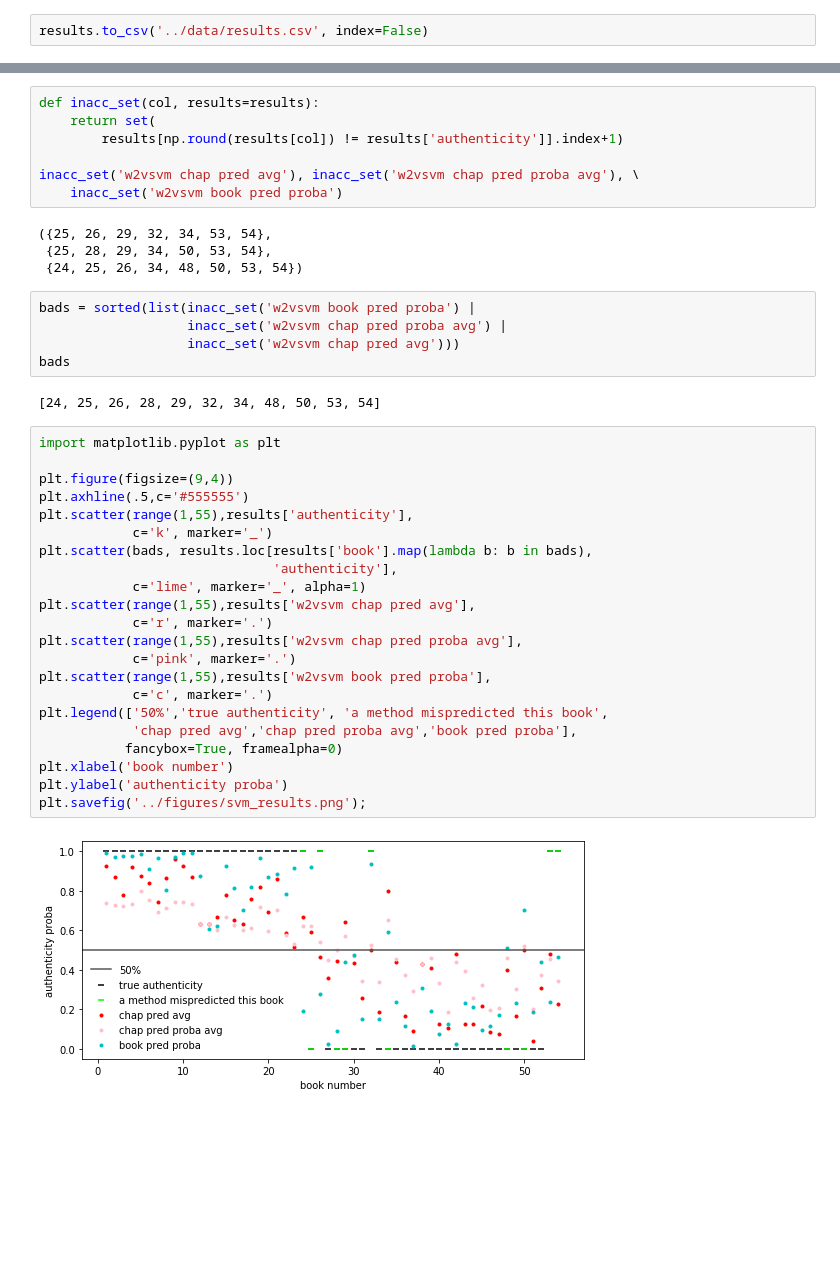
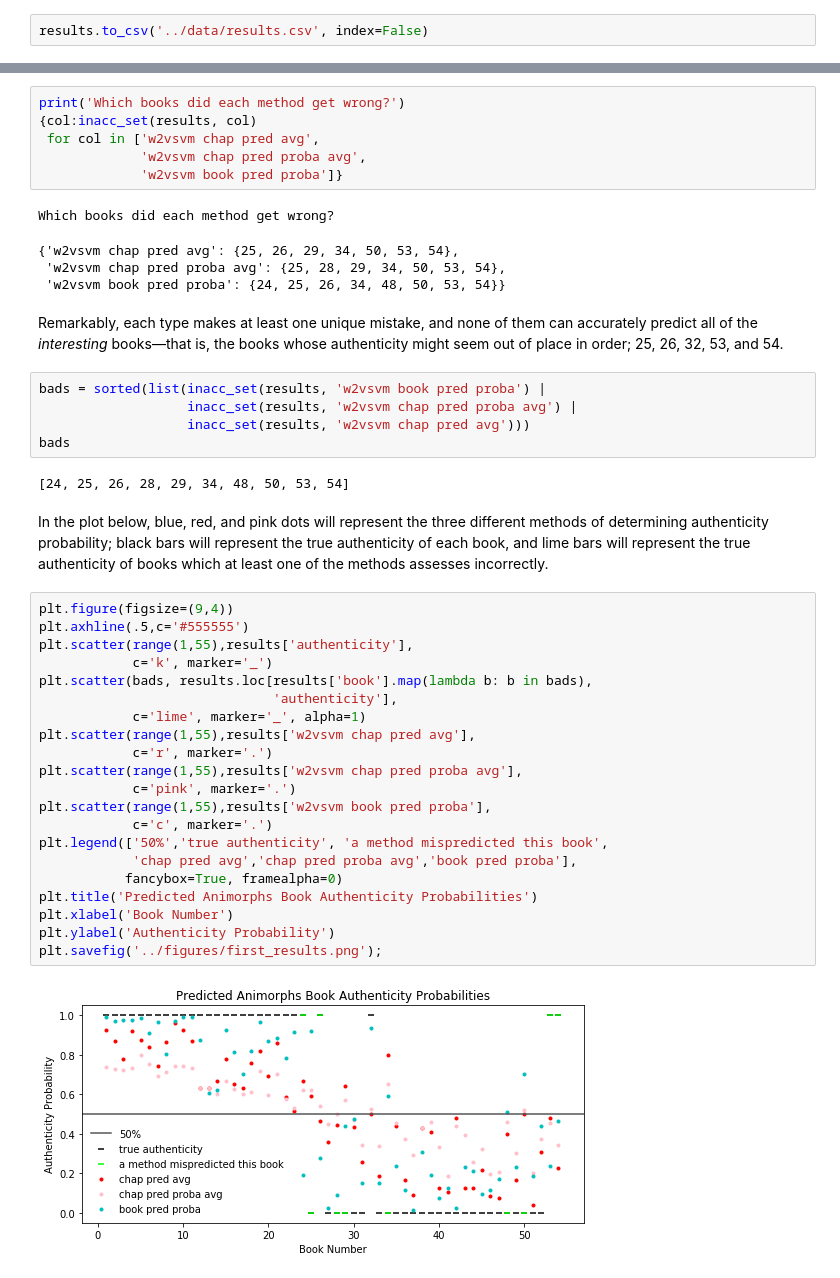
Before and after one commit to EthanHenley/animorphs-authenticity, a Jupyter notebook: code/03_svm_on_w2v.ipynb, the cells around one changed output, grey strips where cells are left out. Saved outputs shown, nothing was run; the diff lists cells and outputs as text; blank space fills up the shorter version.

```diff
--- a/code/03_svm_on_w2v.ipynb
+++ b/code/03_svm_on_w2v.ipynb
@@ -145,42 +179,45 @@ col_acc('w2vsvm chap pred avg'), col_acc('w2vsvm chap pred proba avg'), \
 # %%
-def inacc_set(col, results=results):
-    return set(
-        results[np.round(results[col]) != results['authenticity']].index+1)
-
-inacc_set('w2vsvm chap pred avg'), inacc_set('w2vsvm chap pred proba avg'), \
-    inacc_set('w2vsvm book pred proba')
+print('Which books did each method get wrong?')
+{col:inacc_set(results, col)
+ for col in ['w2vsvm chap pred avg',
+             'w2vsvm chap pred proba avg',
+             'w2vsvm book pred proba']}
 # %% [output]
-({25, 26, 29, 32, 34, 53, 54},
- {25, 28, 29, 34, 50, 53, 54},
- {24, 25, 26, 34, 48, 50, 53, 54})
+Which books did each method get wrong?
+{'w2vsvm chap pred avg': {25, 26, 29, 34, 50, 53, 54},
+ 'w2vsvm chap pred proba avg': {25, 28, 29, 34, 50, 53, 54},
+ 'w2vsvm book pred proba': {24, 25, 26, 34, 48, 50, 53, 54}}
+# %% [markdown]
+Remarkably, each type makes at least one unique mistake, and none of them can accurately predict all of the *interesting* books—that is, the books whose authenticity might seem out of place in order; 25, 26, 32, 53, and 54.
 # %%
-bads = sorted(list(inacc_set('w2vsvm book pred proba') |
-                   inacc_set('w2vsvm chap pred proba avg') |
-                   inacc_set('w2vsvm chap pred avg')))
+bads = sorted(list(inacc_set(results, 'w2vsvm book pred proba') |
+                   inacc_set(results, 'w2vsvm chap pred proba avg') |
+                   inacc_set(results, 'w2vsvm chap pred avg')))
 bads
 # %% [output]
-[24, 25, 26, 28, 29, 32, 34, 48, 50, 53, 54]
+[24, 25, 26, 28, 29, 34, 48, 50, 53, 54]
+# %% [markdown]
+In the plot below, blue, red, and pink dots will represent the three different methods of determining authenticity probability; black bars will represent the true authenticity of each book, and lime bars will represent the true authenticity of books which at least one of the methods assesses incorrectly.
 # %%
-import matplotlib.pyplot as plt
-
 plt.figure(figsize=(9,4))
 plt.axhline(.5,c='#555555')
 plt.scatter(range(1,55),results['authenticity'],
             c='k', marker='_')
 plt.scatter(bads, results.loc[results['book'].map(lambda b: b in bads),
                               'authenticity'],
             c='lime', marker='_', alpha=1)
 plt.scatter(range(1,55),results['w2vsvm chap pred avg'],
             c='r', marker='.')
 plt.scatter(range(1,55),results['w2vsvm chap pred proba avg'],
             c='pink', marker='.')
 plt.scatter(range(1,55),results['w2vsvm book pred proba'],
             c='c', marker='.')
 plt.legend(['50%','true authenticity', 'a method mispredicted this book',
             'chap pred avg','chap pred proba avg','book pred proba'],
            fancybox=True, framealpha=0)
-plt.xlabel('book number')
-plt.ylabel('authenticity proba')
-plt.savefig('../figures/svm_results.png');
+plt.title('Predicted Animorphs Book Authenticity Probabilities')
+plt.xlabel('Book Number')
+plt.ylabel('Authenticity Probability')
+plt.savefig('../figures/first_results.png');
 # %% [output]
-[figure, old version]
+[figure, new version]
```
Also changed, not shown: parts of 23 cells of this notebook, 10 other files.
